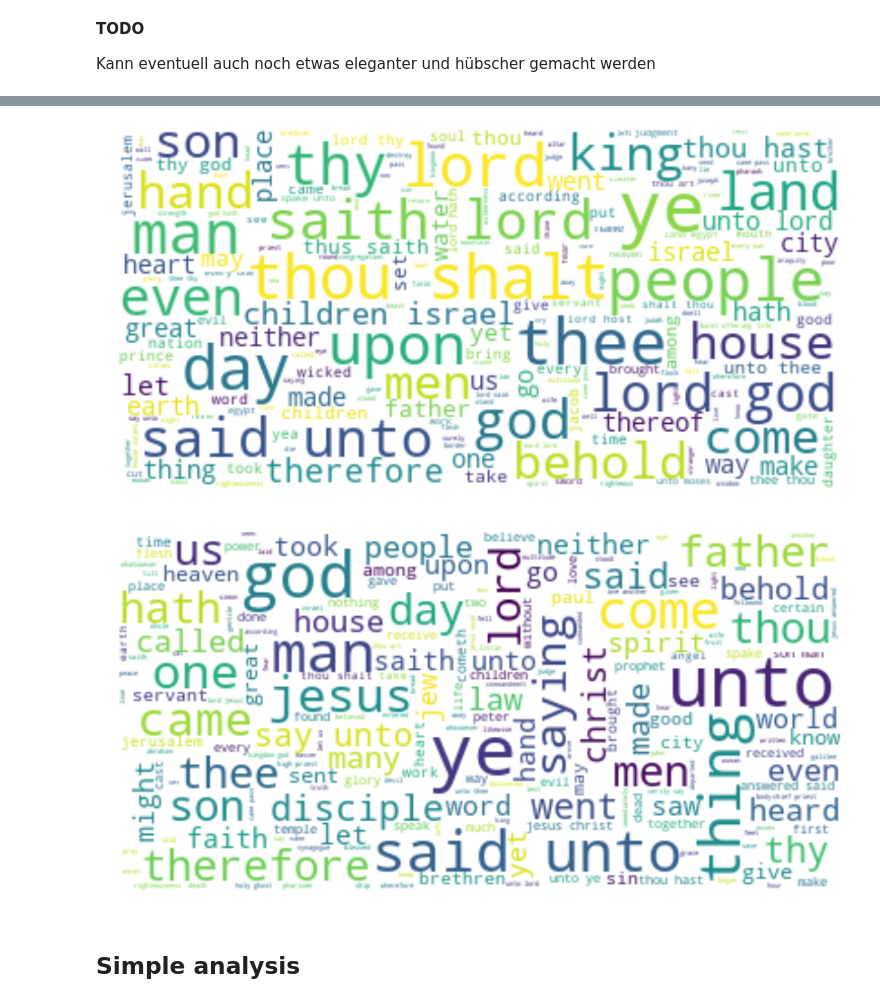
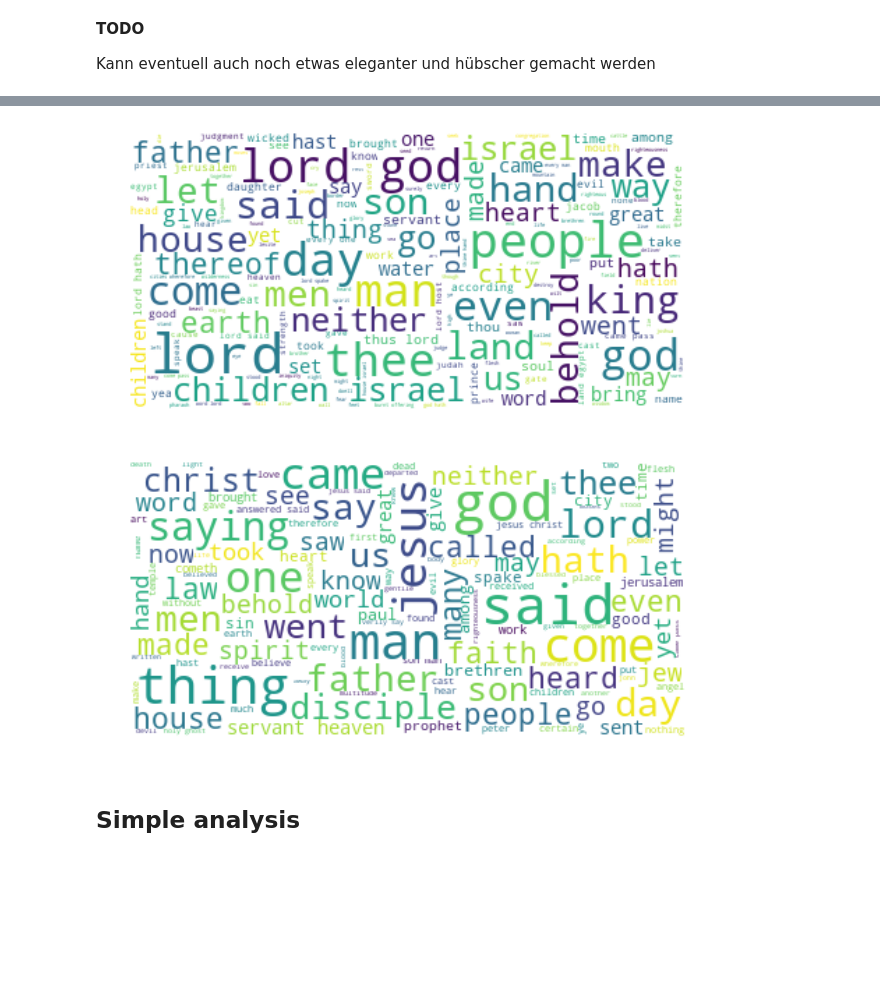
Before and after one commit to Amglex/Machine-Learning-for-textual-data, a Jupyter notebook: ML_Project.ipynb, the cells around one changed output, grey strips where cells are left out. Cells and saved outputs as stored; diff of their text form; code cells hidden in the pictures; blank space fills up the shorter version.

```diff
--- a/ML_Project.ipynb
+++ b/ML_Project.ipynb
@@ -247,9 +247,9 @@ def preprocessor(text):
     '''removing all punctuation, non-letter characters and white spaces'''
     text.strip()
     text = (re.sub('[\W]+', ' ', text.lower()))      #remove non-word characters and make text lowercase
-    text = (re.sub('[\d]+', '', text))               #to remove numbers [0-9]
+    text = ''.join([i for i in text if not i.isdigit()])
+    #text = (re.sub('[\d]+', '', text))               #to remove numbers [0-9]
     text = (re.sub('\n', ' ', text))
-
     return text.strip()
 
 # Step 3
@@ -258,8 +258,12 @@ def tokenizer(text):
     return text.split()
 
 # Step 4
+# First, we define the stopwords
+stop = stopwords.words('english')
+new_stop = ['ye', 'shall', "thy", "shalt", "thou", "thee", "unto", "upon", "therefore", "saith", "therefor", "done"]
+stop.extend(new_stop)
+
 def remove_stopwords(text):
-    stop = stopwords.words('english')
     words = [word for word in text.split()]
     stopremoved = [w for w in words if w not in stop]
     return ' '.join(stopremoved)
@@ -296,19 +300,19 @@ Available for old and new testament separated and the entire bible.
 
 Kann eventuell auch noch etwas eleganter und hübscher gemacht werden
 # %%
-#apply preprocessor for Wordcloud and merge all preprocessed speeches to one text
-wordcloud_df = df['text'].apply(preprocessor)
-wordcloud_df = wordcloud_df.apply(remove_stopwords)
+# Apply preprocessor for Wordcloud and merge all preprocessed speeches to one text
+wordcloud_df = df['text'].apply(remove_stopwords)
+wordcloud_df = wordcloud_df.apply(preprocessor)
 
 full_text = ''
 for text in wordcloud_df:
     full_text += text
 
-# generate word cloud
-wordcloud = WordCloud(max_font_size=40,background_color="white").generate(full_text)
+# Generate word cloud
+wordcloud = WordCloud(max_font_size = 40,background_color = "white").generate(full_text)
 
-# display
-plt.figure(figsize=(20,20))
-plt.imshow(wordcloud, interpolation="bilinear")
+# Display
+plt.figure(figsize = (10,10))
+plt.imshow(wordcloud, interpolation = "bilinear")
 plt.axis("off")
 plt.show()
@@ -315,39 +321,39 @@ plt.show()
 # %%
 # Old testament only
-wordcloud_old = df.loc[df.testament == "OldTestament",'text'].apply(preprocessor)
-wordcloud_old = wordcloud_old.apply(remove_stopwords)
+wordcloud_old = df.loc[df.testament == "OldTestament",'text'].apply(remove_stopwords)
+wordcloud_old = wordcloud_old.apply(preprocessor)
 
 full_text = ''
 for text in wordcloud_old:
     full_text += text
 
-wordcloud_old = WordCloud(max_font_size=40,background_color="white").generate(full_text)
+wordcloud_old = WordCloud(max_font_size = 40,background_color = "white").generate(full_text)
 
 # display
-plt.figure(figsize=(20,20))
-plt.imshow(wordcloud_old, interpolation="bilinear")
+plt.figure(figsize = (10,10))
+plt.imshow(wordcloud_old, interpolation = "bilinear")
 plt.axis("off")
 plt.show()
 # %% [output]
-[figure, old version]
+[figure, new version]
 # %%
 # New testament only
-wordcloud_new = df.loc[df.testament == "NewTestament",'text'].apply(preprocessor)
-wordcloud_new = wordcloud_new.apply(remove_stopwords)
+wordcloud_new = df.loc[df.testament == "NewTestament",'text'].apply(remove_stopwords)
+wordcloud_new = wordcloud_new.apply(preprocessor)
 
 full_text = ''
 for text in wordcloud_new:
     full_text += text
 
-wordcloud_new = WordCloud(max_font_size=40,background_color="white").generate(full_text)
+wordcloud_new = WordCloud(max_font_size = 40,background_color = "white").generate(full_text)
 
 # display
-plt.figure(figsize=(20,20))
-plt.imshow(wordcloud_new, interpolation="bilinear")
+plt.figure(figsize = (10,10))
+plt.imshow(wordcloud_new, interpolation = "bilinear")
 plt.axis("off")
 plt.show()
 # %% [output]
-[figure, old version]
+[figure, new version]
 # %% [markdown]
 ## Simple analysis
 # %% [markdown]
```
Also changed, not shown: parts of 22 cells of this notebook, 1 other file.
